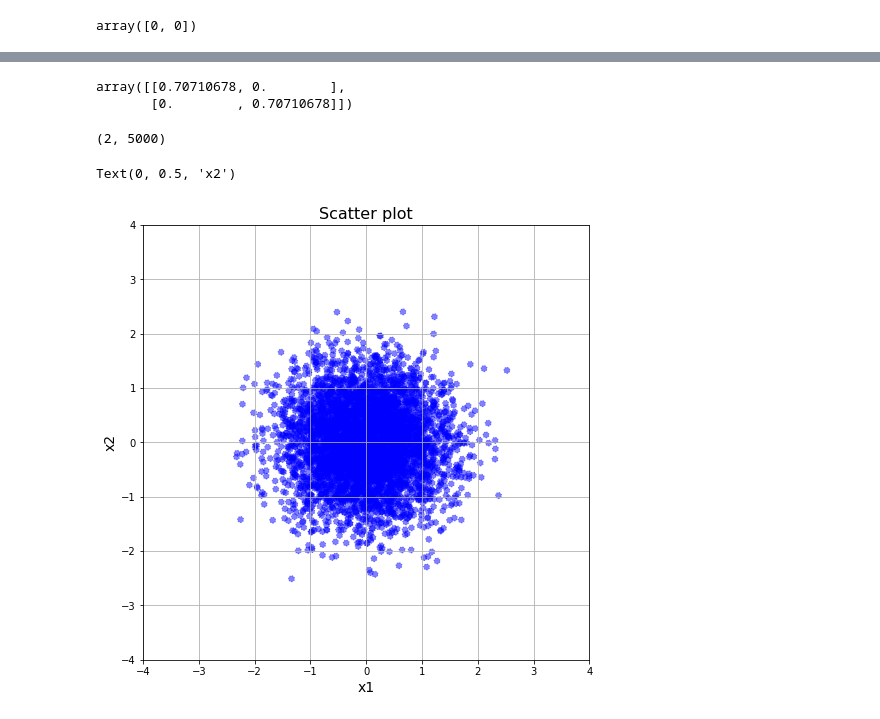
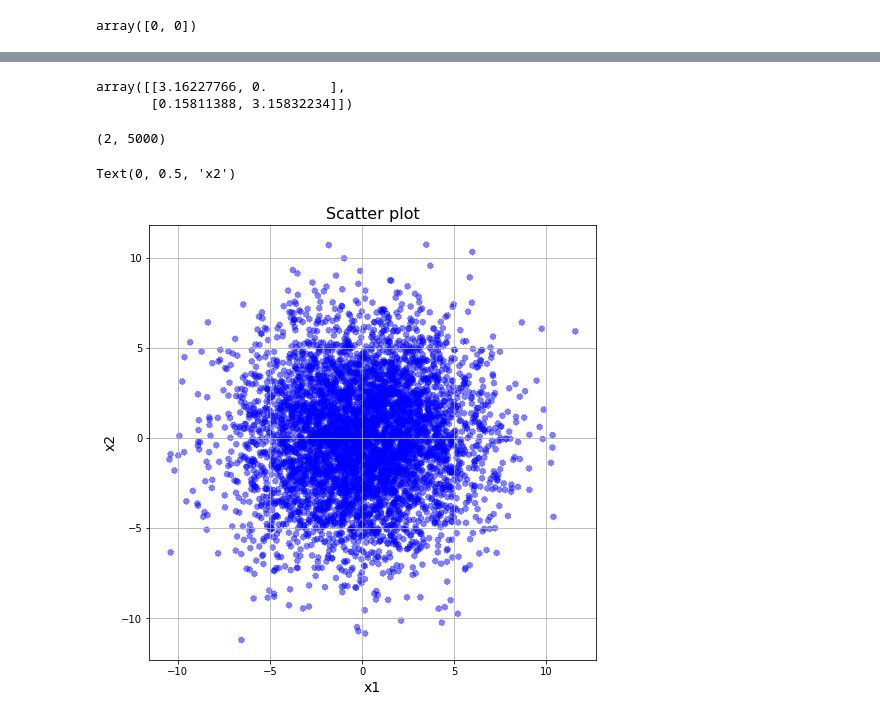
Before and after one commit to mattybohan/bms-specialization, a Jupyter notebook: course-3/notebooks/2022-03-31-mtb-lesson_3.3.2.ipynb, the cells around one changed output, grey strips where cells are left out. Saved outputs shown, nothing was run; the diff lists cells and outputs as text; code cells hidden in the pictures.

```diff
--- a/course-3/notebooks/2022-03-31-mtb-lesson_3.3.2.ipynb
+++ b/course-3/notebooks/2022-03-31-mtb-lesson_3.3.2.ipynb
@@ -14,6 +15,6 @@ mean
 # %% [output]
 array([0, 0])
 # %%
-sigma = np.array([(0.5,0),(0,0.5)])
+sigma = np.array([(10,0.5),(0.5,10)])
 sigma
 # %% [output]
@@ -31,8 +25,10 @@ A = np.sqrt(d)*lu
+# %%
+A = cholesky(sigma)
 # %%
 A
 # %% [output]
-array([[0.70710678, 0.        ],
-       [0.        , 0.70710678]])
+array([[3.16227766, 0.        ],
+       [0.15811388, 3.15832234]])
 # %%
 output = np.matmul(A.T,x)
 # %%
@@ -42,12 +38,12 @@ output.shape
 # %%
 plt.figure(figsize=(8 ,8))
 plt.scatter(output[0,:],output[1,:],ls='dotted',lw=1,color='blue',alpha=0.5)
 plt.grid()
-plt.xlim([-4,4])
-plt.ylim([-4,4])
+#plt.xlim([-4,4])
+#plt.ylim([-4,4])
 plt.title('Scatter plot',fontsize=16)
 plt.xlabel('x1',fontsize=14)
 plt.ylabel('x2',fontsize=14)
 # %% [output]
 Text(0, 0.5, 'x2')
-[figure, old version]
+[figure, new version]
```
Also changed, not shown: parts of 5 cells of this notebook, 1 other file.
